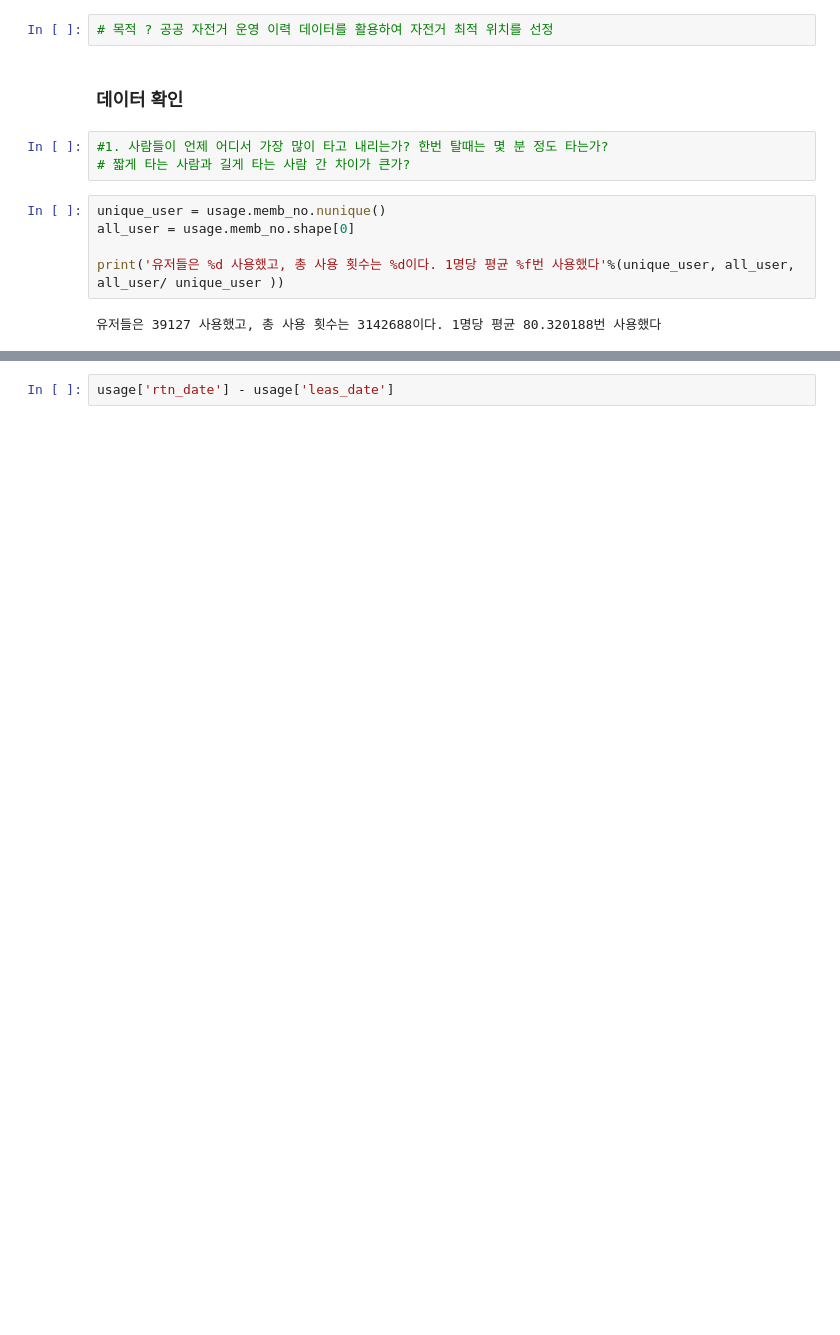
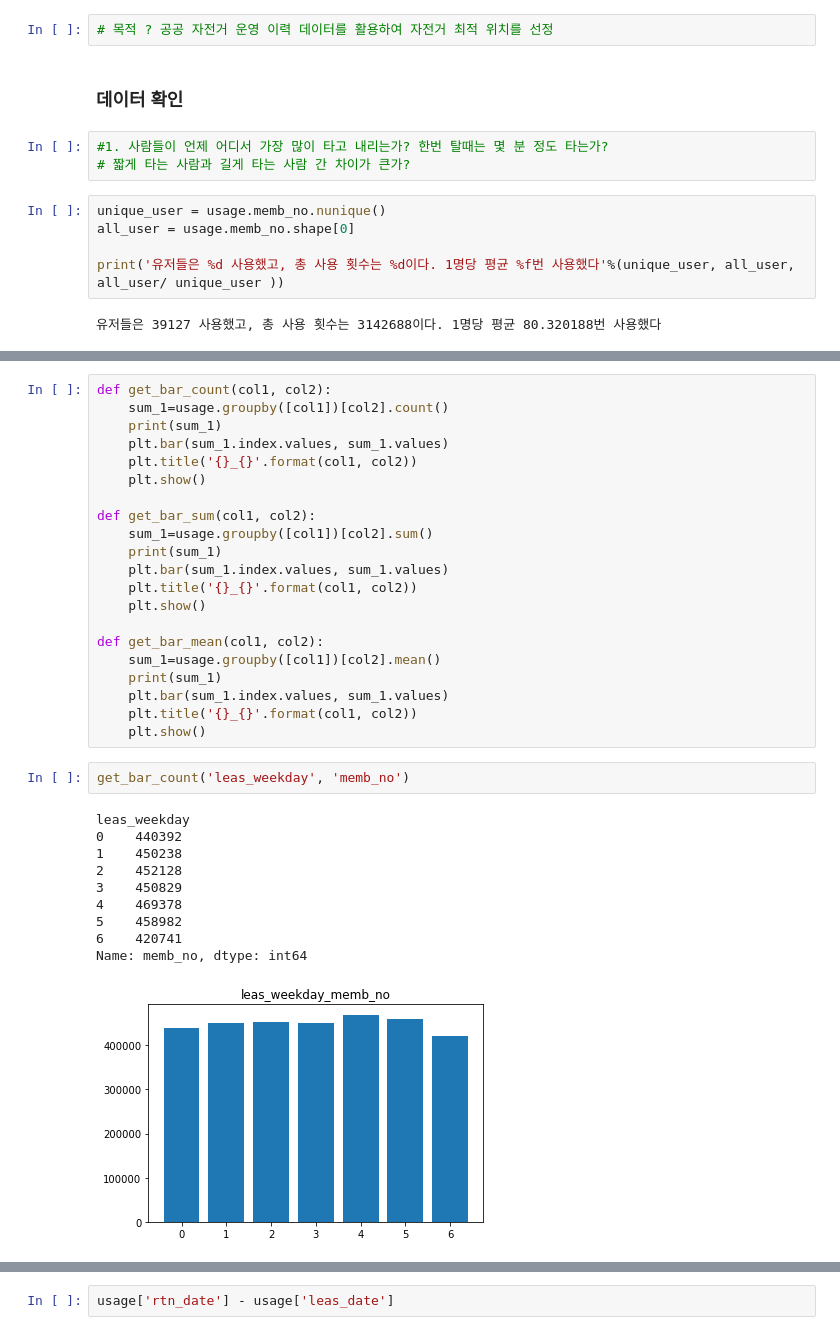
Before and after one commit to jinseriouspark/competition, a Jupyter notebook: goyang_bike/goyang_bike.ipynb, the cells around one changed output, grey strips where cells are left out. Saved outputs shown, nothing was run; the diff lists cells and outputs as text; blank space fills up the shorter version.

```diff
--- a/goyang_bike/goyang_bike.ipynb
+++ b/goyang_bike/goyang_bike.ipynb
@@ -241,0 +234,34 @@ usage['rtn_date_dt'][0].hour
+# %%
+def get_bar_count(col1, col2):
+    sum_1=usage.groupby([col1])[col2].count()
+    print(sum_1)
+    plt.bar(sum_1.index.values, sum_1.values)
+    plt.title('{}_{}'.format(col1, col2))
+    plt.show()
+
+def get_bar_sum(col1, col2):
+    sum_1=usage.groupby([col1])[col2].sum()
+    print(sum_1)
+    plt.bar(sum_1.index.values, sum_1.values)
+    plt.title('{}_{}'.format(col1, col2))
+    plt.show()
+
+def get_bar_mean(col1, col2):
+    sum_1=usage.groupby([col1])[col2].mean()
+    print(sum_1)
+    plt.bar(sum_1.index.values, sum_1.values)
+    plt.title('{}_{}'.format(col1, col2))
+    plt.show()
+# %%
+get_bar_count('leas_weekday', 'memb_no')
+# %% [output]
+leas_weekday
+0    440392
+1    450238
+2    452128
+3    450829
+4    469378
+5    458982
+6    420741
+Name: memb_no, dtype: int64
+[figure, added]
```
Also changed, not shown: parts of 15 cells of this notebook.
